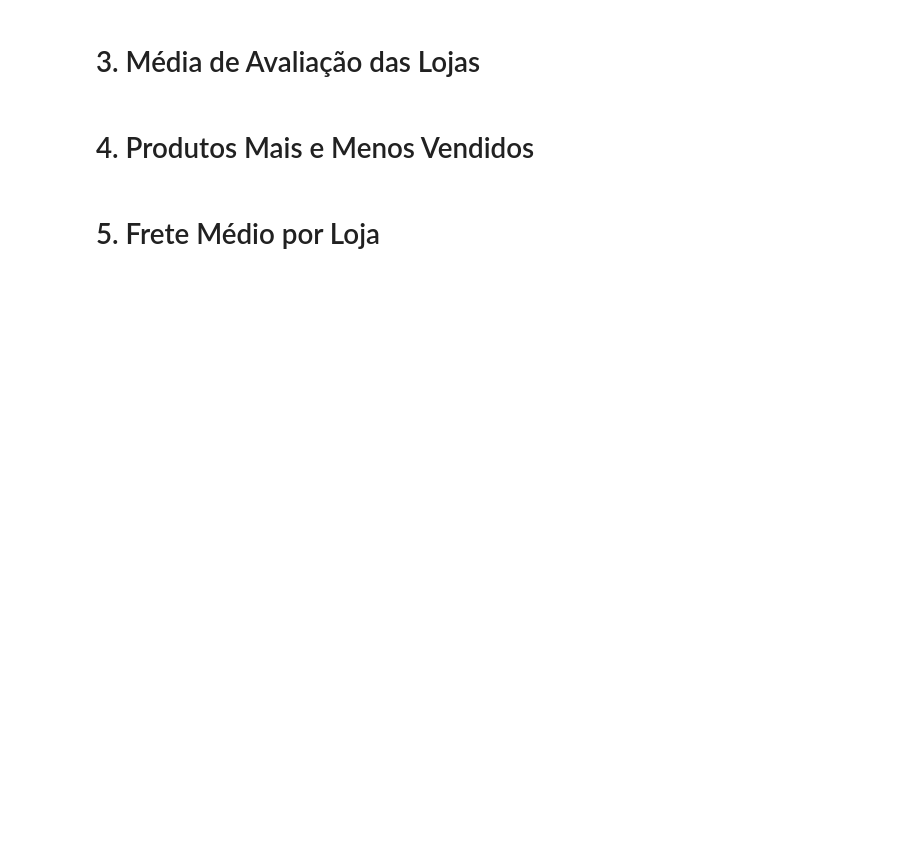
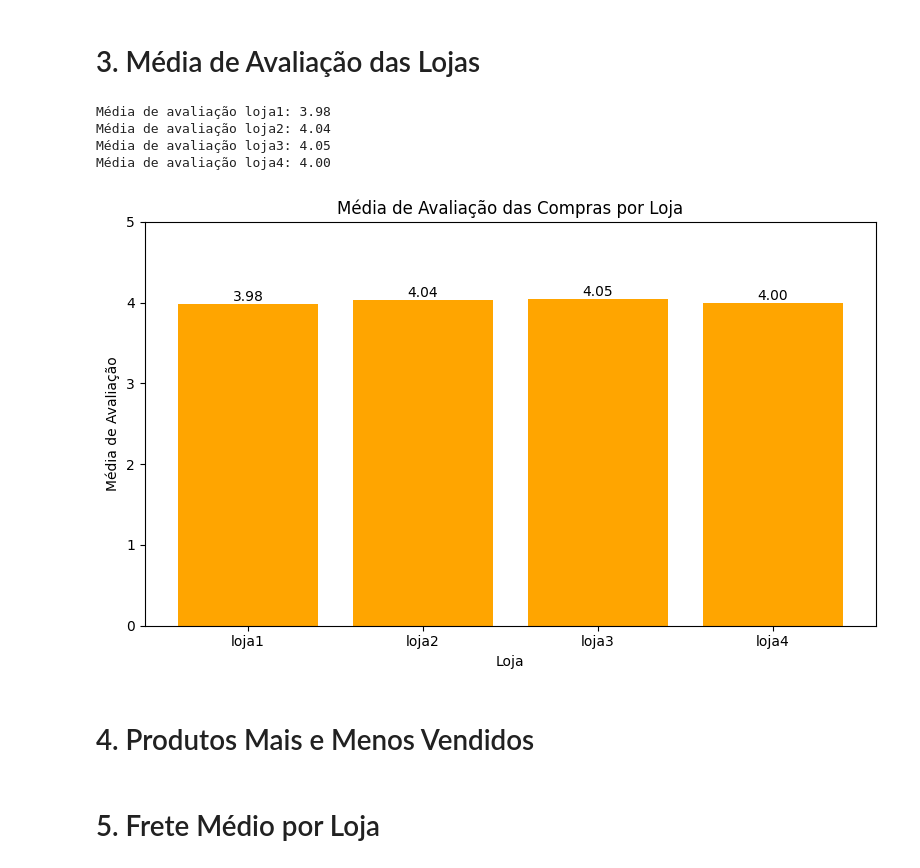
Before and after one commit to coliveira1977/alura_store, a Jupyter notebook: AluraStoreBr.ipynb, the cells around one changed output. Cells and saved outputs as stored; diff of their text form; code cells hidden in the pictures; blank space fills up the shorter version.

```diff
--- a/AluraStoreBr.ipynb
+++ b/AluraStoreBr.ipynb
@@ -113,5 +129,43 @@ display(df_categorias)
 # %% [markdown]
 # 3. Média de Avaliação das Lojas
+# %%
+# Calcula a média das avaliações para cada loja usando list comprehension
+medias_avaliacao = [
+    pd.read_csv(arquivo)['Avaliação da compra'].mean()
+    for arquivo in arquivos
+]
+
+# Exibe o resultado
+for nome, media in zip(nomes_lojas, medias_avaliacao):
+    print(f"Média de avaliação {nome}: {media:.2f}")
+# %% [output]
+Média de avaliação loja1: 3.98
+Média de avaliação loja2: 4.04
+Média de avaliação loja3: 4.05
+Média de avaliação loja4: 4.00
+# %%
+plt.figure(figsize=(8, 5))
+bars = plt.bar(nomes_lojas, medias_avaliacao, color='orange')
+plt.title('Média de Avaliação das Compras por Loja')
+plt.xlabel('Loja')
+plt.ylabel('Média de Avaliação')
+plt.ylim(0, 5)
+plt.tight_layout()
+
+# Adiciona os valores no topo das barras
+for bar, valor in zip(bars, medias_avaliacao):
+    plt.text(
+        bar.get_x() + bar.get_width() / 2,
+        bar.get_height(),
+        f'{valor:.2f}',
+        ha='center',
+        va='bottom',
+        fontsize=10
+    )
+
+plt.show()
+# %% [output]
+[figure, added]
 # %% [markdown]
 # 4. Produtos Mais e Menos Vendidos
 # %% [markdown]
```
Also changed, not shown: parts of 3 cells of this notebook, 2 other files.
